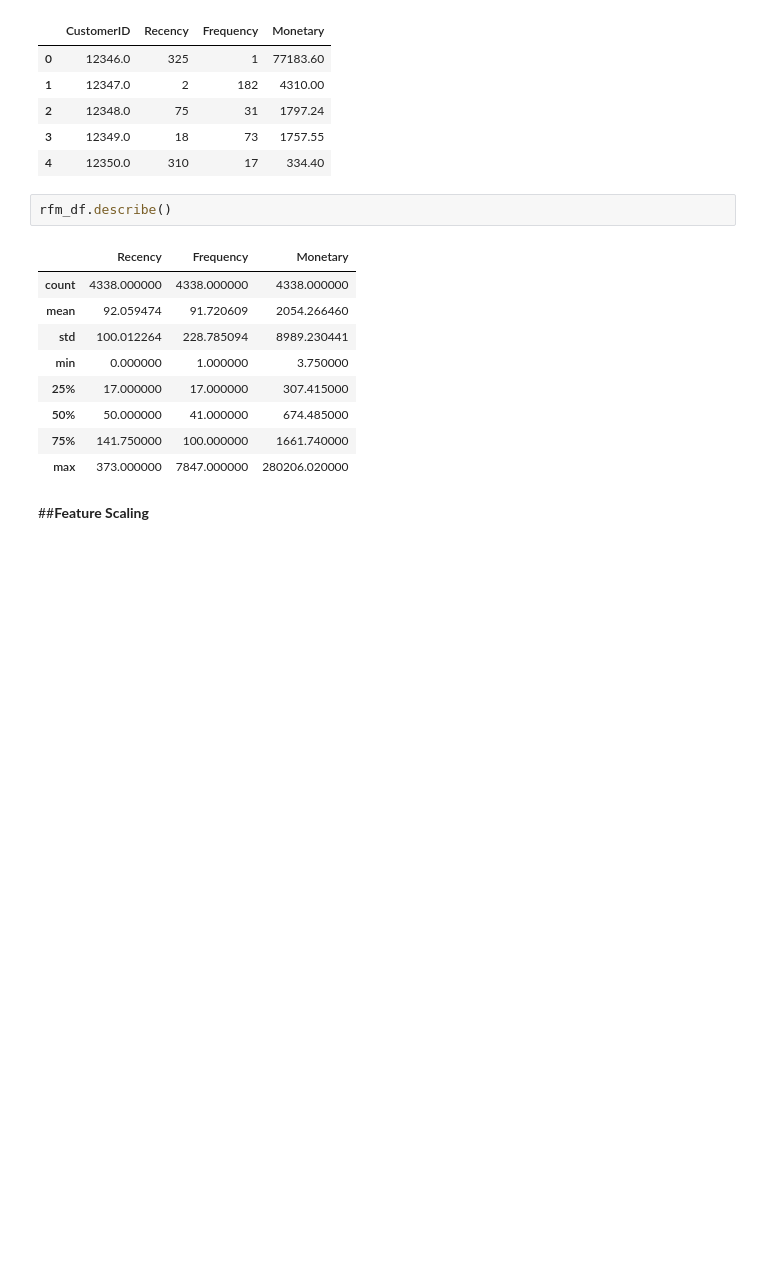
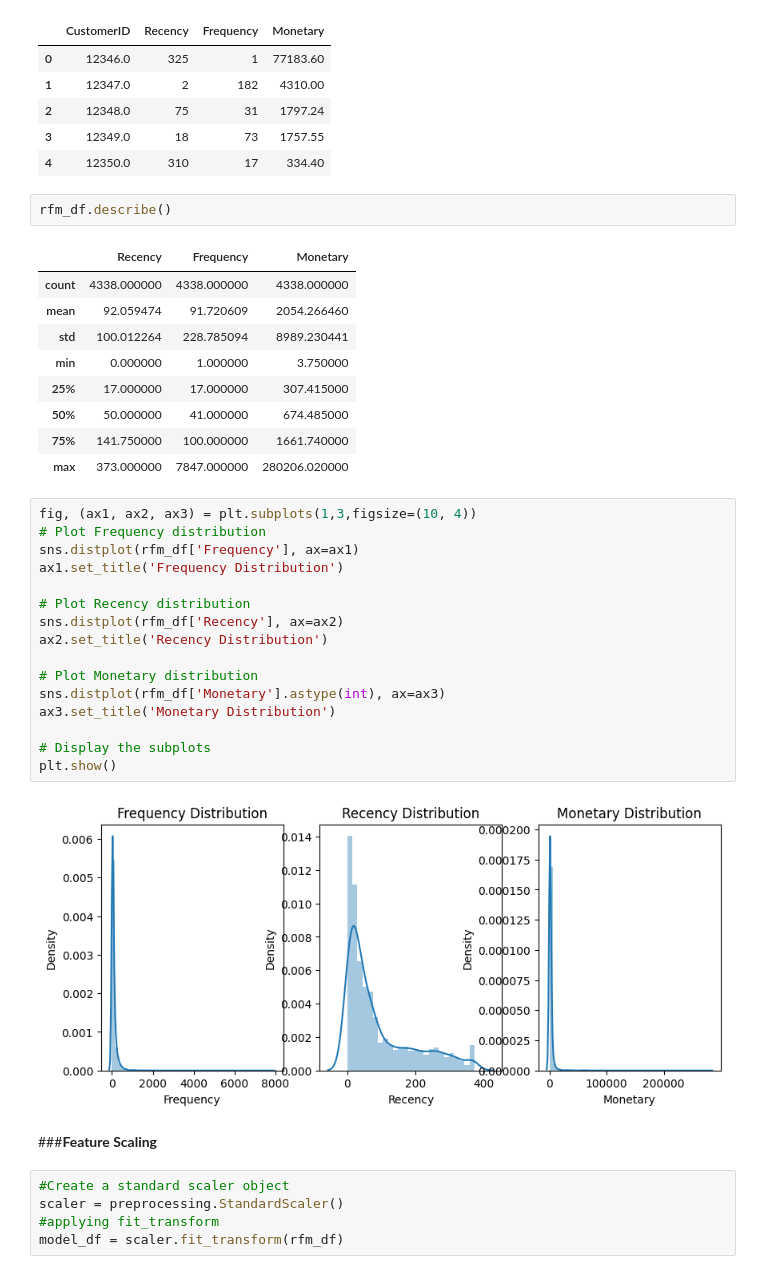
Before and after one commit to Mohamed-Harish-M-123/Capstone-Project-IV, a Jupyter notebook: Online_Retail_Customer_Segmentation.ipynb, the cells around one changed output. Cells and saved outputs as stored; diff of their text form; blank space fills up the shorter version.

```diff
--- a/Online_Retail_Customer_Segmentation.ipynb
+++ b/Online_Retail_Customer_Segmentation.ipynb
@@ -387,5 +393,28 @@ rfm_df.describe()
 | 50% | 50.000000 | 41.000000 | 674.485000 |
 | 75% | 141.750000 | 100.000000 | 1661.740000 |
 | max | 373.000000 | 7847.000000 | 280206.020000 |
+# %%
+fig, (ax1, ax2, ax3) = plt.subplots(1,3,figsize=(10, 4))
+# Plot Frequency distribution
+sns.distplot(rfm_df['Frequency'], ax=ax1)
+ax1.set_title('Frequency Distribution')
+
+# Plot Recency distribution
+sns.distplot(rfm_df['Recency'], ax=ax2)
+ax2.set_title('Recency Distribution')
+
+# Plot Monetary distribution
+sns.distplot(rfm_df['Monetary'].astype(int), ax=ax3)
+ax3.set_title('Monetary Distribution')
+
+# Display the subplots
+plt.show()
+# %% [output]
+[figure, added]
 # %% [markdown]
-##**Feature Scaling**
+###**Feature Scaling**
+# %%
+#Create a standard scaler object
+scaler = preprocessing.StandardScaler()
+#applying fit_transform
+model_df = scaler.fit_transform(rfm_df)
```
Also changed, not shown: parts of 9 cells of this notebook.
